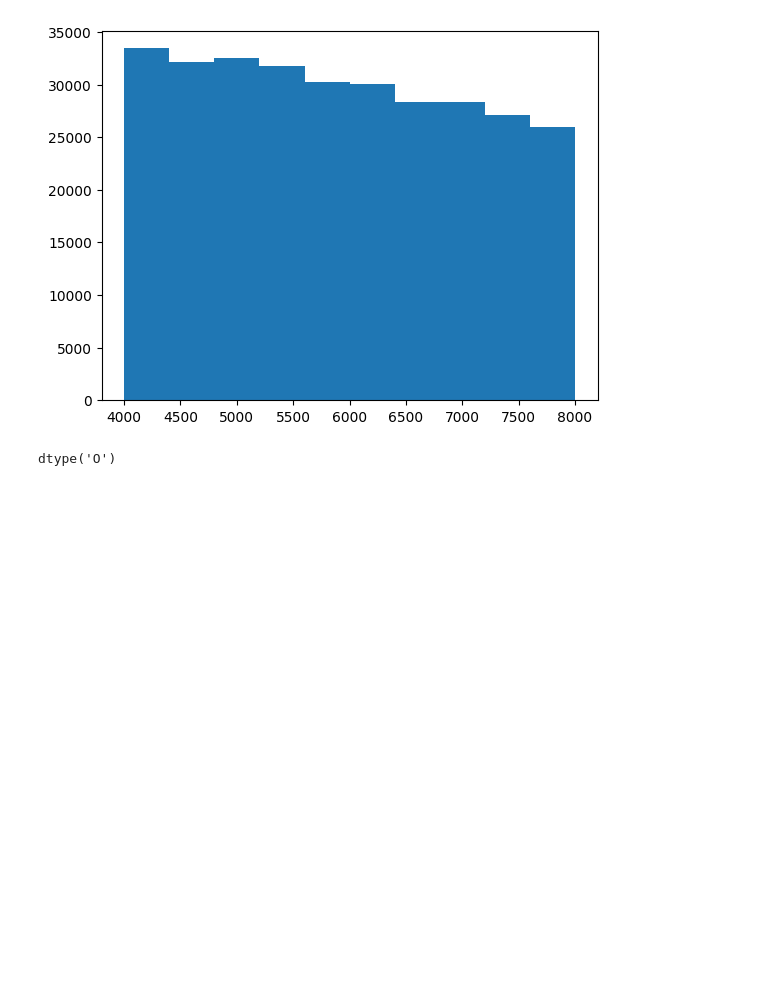
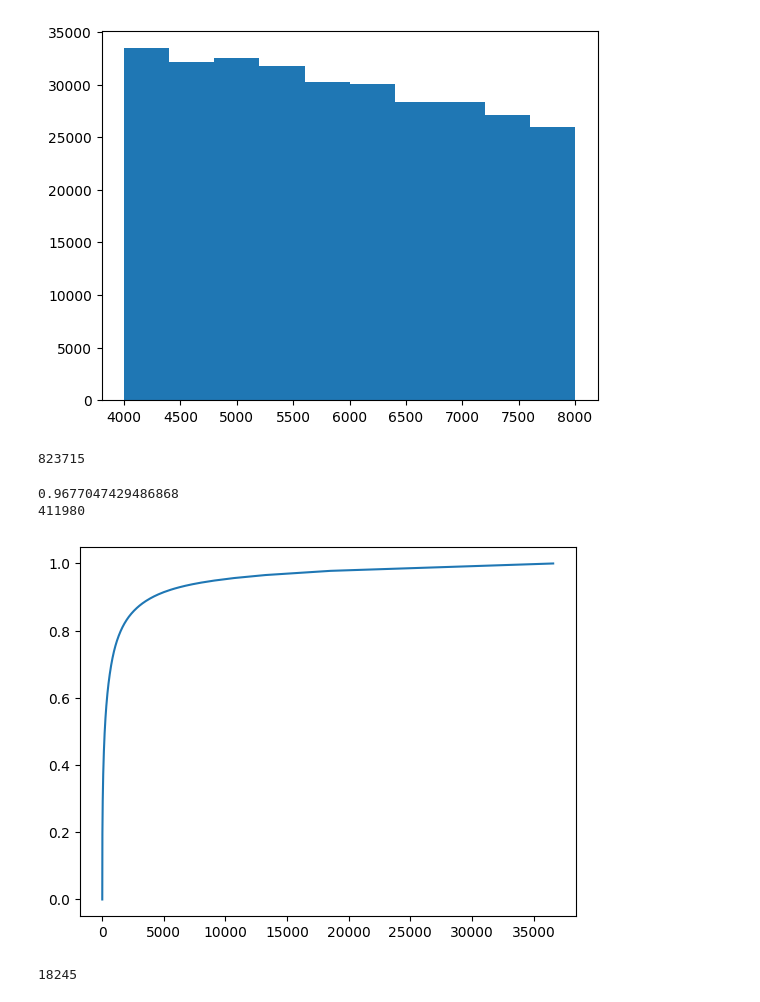
Before and after one commit to msh2481/method_name, a Jupyter notebook: view.ipynb, the cells around one changed output. Drawn from its saved outputs; the diff is of its cells as text; code cells hidden in the pictures; blank space fills up the shorter version.

Commit message:
frequent words

```diff
--- a/view.ipynb
+++ b/view.ipynb
@@ -22,6 +22,57 @@ plt.show()
 # %%
 splitted = []
 for label in df["label"]:
-    splitted.append(label.split(" "))
+    splitted.extend(str(label).split(" "))
-# %% [output]
-dtype('O')
+# %%
+len(splitted)
+# %% [output]
+823715
+# %%
+shuffled_labels = list(df["label"])
+
+import random
+
+random.shuffle(shuffled_labels)
+# %%
+in_first = []
+h = len(shuffled_labels) // 2
+for label in shuffled_labels[:h]:
+    in_first.extend(str(label).split(" "))
+# %%
+in_second = []
+for label in shuffled_labels[h:]:
+    in_second.extend(str(label).split(" "))
+# %%
+set_in_first = set(in_first)
+intersection = sum(int(x in set_in_first) for x in in_second)
+print(intersection / len(in_second))
+print(len(in_second))
+# %% [output]
+0.9677047429486868
+411980
+# %%
+cnt = {}
+for label in splitted:
+    cnt[label] = cnt.get(label, 0) + 1
+
+freqs = sorted(list(cnt.values()))[::-1]
+cum = [0] * (len(freqs) + 1)
+for i in range(len(freqs)):
+    cum[i + 1] = cum[i] + freqs[i]
+cum = [x / cum[-1] for x in cum]
+plt.plot(cum)
+plt.show()
+# %% [output]
+[figure, added]
+# %%
+from collections import Counter
+
+counter = Counter(splitted)
+frequent = []
+for k, v in counter.items():
+    if v > 1:
+        frequent.append(k)
+
+print(len(frequent))
+# %% [output]
+18245
```
Also changed, not shown: parts of 2 cells of this notebook, 1 other file.
